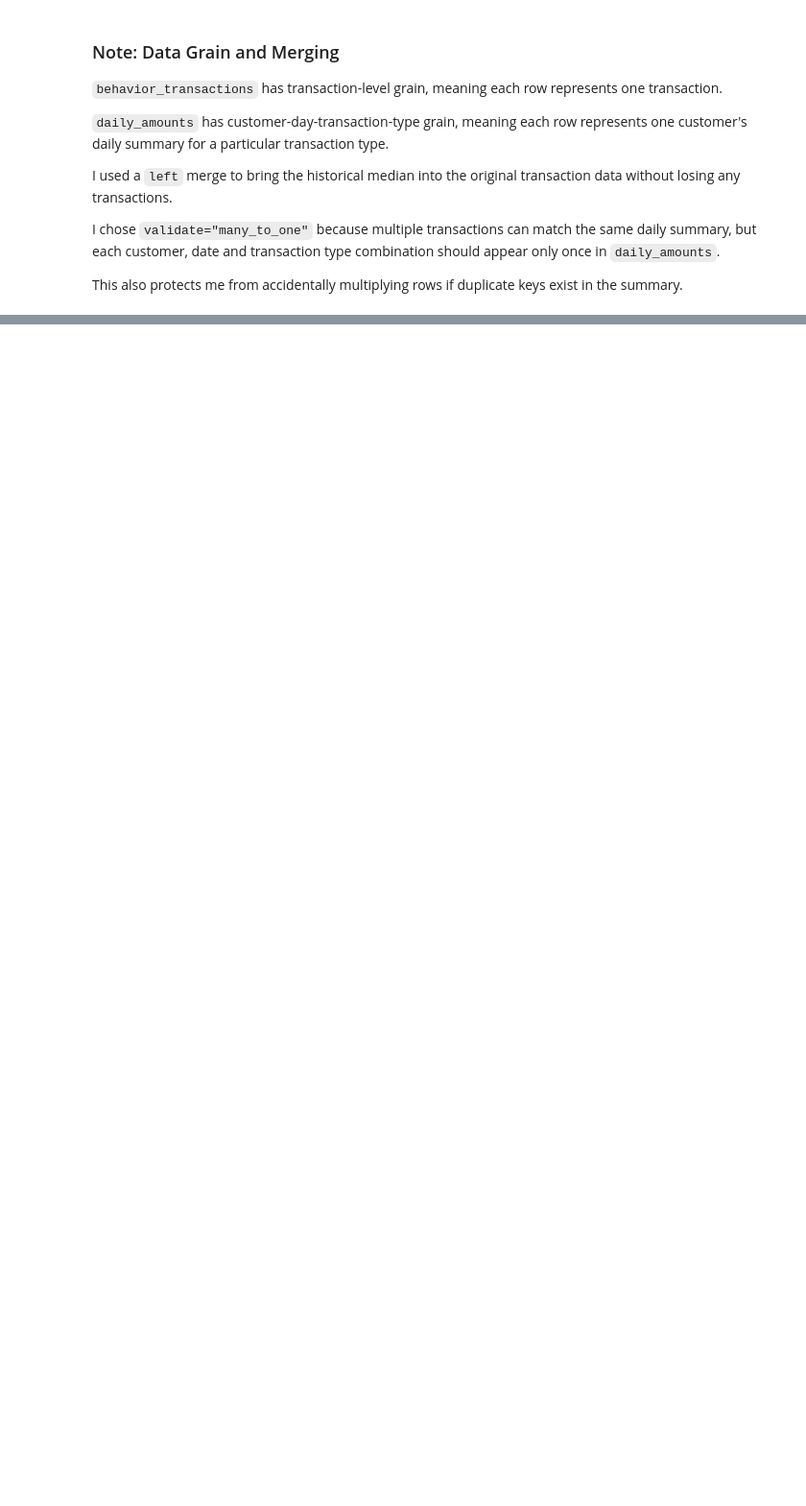
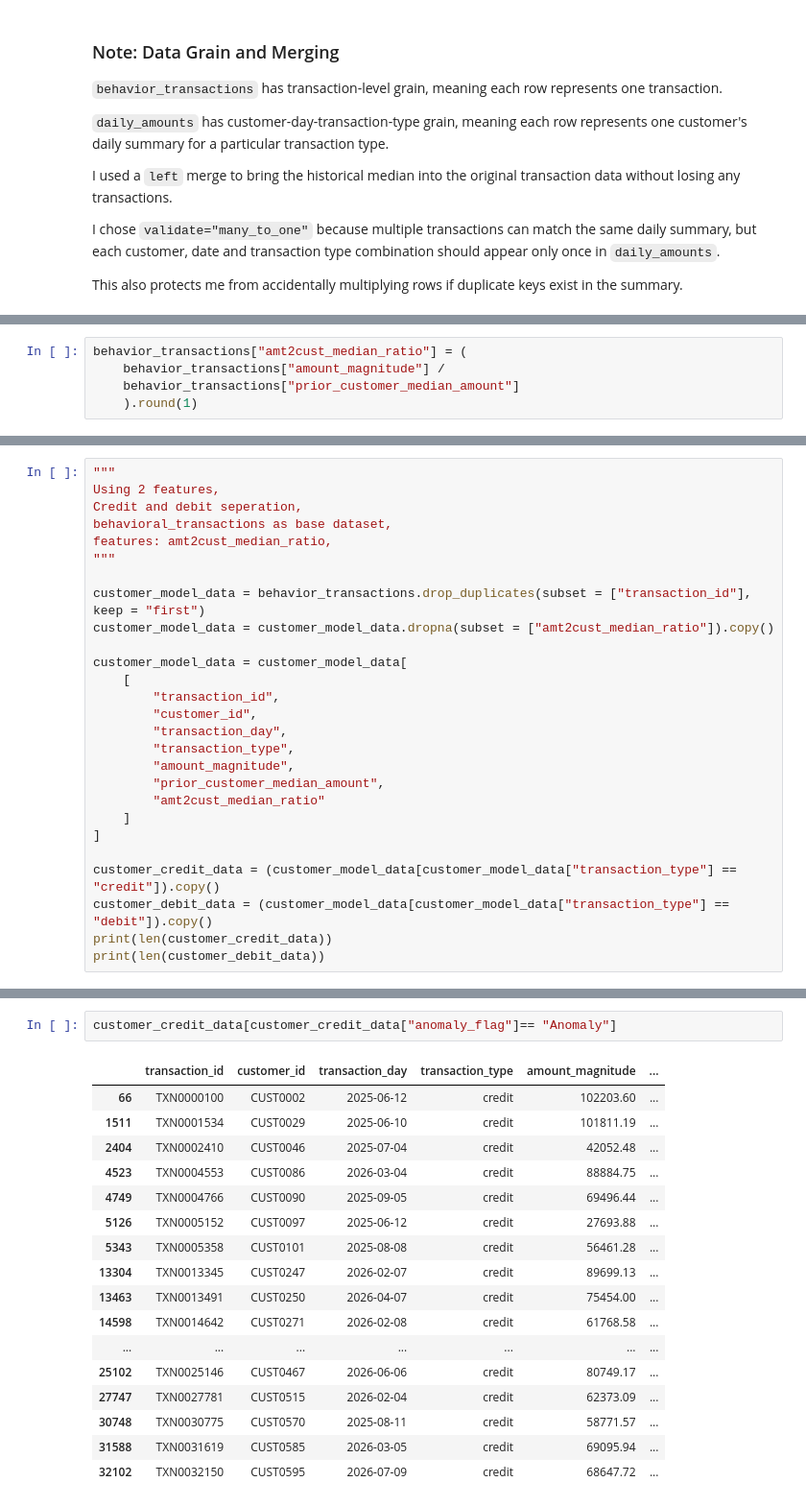
Before and after one commit to ReinSoup/Financial-Transaction-Intelligence, a Jupyter notebook: notebooks/transaction_anomaly.ipynb, the cells around one changed output, grey strips where cells are left out. Shown at 96% size. Drawn from its saved outputs; the diff is of its cells as text; blank space fills up the shorter version.

Commit message:
Anomaly detection model2 training eval

```diff
--- a/notebooks/transaction_anomaly.ipynb
+++ b/notebooks/transaction_anomaly.ipynb
@@ -540,0 +556,5 @@ This also protects me from accidentally multiplying rows if duplicate keys exist
+# %%
+behavior_transactions["amt2cust_median_ratio"] = (
+    behavior_transactions["amount_magnitude"] /
+    behavior_transactions["prior_customer_median_amount"]
+    ).round(1)
@@ -540,0 +923,27 @@ This also protects me from accidentally multiplying rows if duplicate keys exist
+# %%
+"""
+Using 2 features,
+Credit and debit seperation,
+behavioral_transactions as base dataset,
+features: amt2cust_median_ratio,
+"""
+
+customer_model_data = behavior_transactions.drop_duplicates(subset = ["transaction_id"], keep = "first")
+customer_model_data = customer_model_data.dropna(subset = ["amt2cust_median_ratio"]).copy()
+
+customer_model_data = customer_model_data[
+    [
+        "transaction_id",
+        "customer_id",
+        "transaction_day",
+        "transaction_type",
+        "amount_magnitude",
+        "prior_customer_median_amount",
+        "amt2cust_median_ratio"
+    ]
+]
+
+customer_credit_data = (customer_model_data[customer_model_data["transaction_type"] == "credit"]).copy()
+customer_debit_data = (customer_model_data[customer_model_data["transaction_type"] == "debit"]).copy()
+print(len(customer_credit_data))
+print(len(customer_debit_data))
@@ -540,0 +1005,20 @@ This also protects me from accidentally multiplying rows if duplicate keys exist
+# %%
+customer_credit_data[customer_credit_data["anomaly_flag"]== "Anomaly"]
+# %% [output]
+|  | transaction_id | customer_id | transaction_day | transaction_type | amount_magnitude | ... |
+| 66 | TXN0000100 | CUST0002 | 2025-06-12 | credit | 102203.60 | ... |
+| 1511 | TXN0001534 | CUST0029 | 2025-06-10 | credit | 101811.19 | ... |
+| 2404 | TXN0002410 | CUST0046 | 2025-07-04 | credit | 42052.48 | ... |
+| 4523 | TXN0004553 | CUST0086 | 2026-03-04 | credit | 88884.75 | ... |
+| 4749 | TXN0004766 | CUST0090 | 2025-09-05 | credit | 69496.44 | ... |
+| 5126 | TXN0005152 | CUST0097 | 2025-06-12 | credit | 27693.88 | ... |
+| 5343 | TXN0005358 | CUST0101 | 2025-08-08 | credit | 56461.28 | ... |
+| 13304 | TXN0013345 | CUST0247 | 2026-02-07 | credit | 89699.13 | ... |
+| 13463 | TXN0013491 | CUST0250 | 2026-04-07 | credit | 75454.00 | ... |
+| 14598 | TXN0014642 | CUST0271 | 2026-02-08 | credit | 61768.58 | ... |
+| ... | ... | ... | ... | ... | ... | ... |
+| 25102 | TXN0025146 | CUST0467 | 2026-06-06 | credit | 80749.17 | ... |
+| 27747 | TXN0027781 | CUST0515 | 2026-02-04 | credit | 62373.09 | ... |
+| 30748 | TXN0030775 | CUST0570 | 2025-08-11 | credit | 58771.57 | ... |
+| 31588 | TXN0031619 | CUST0585 | 2026-03-05 | credit | 69095.94 | ... |
+| 32102 | TXN0032150 | CUST0595 | 2026-07-09 | credit | 68647.72 | ... |
```
Also changed, not shown: parts of 20 cells of this notebook.
